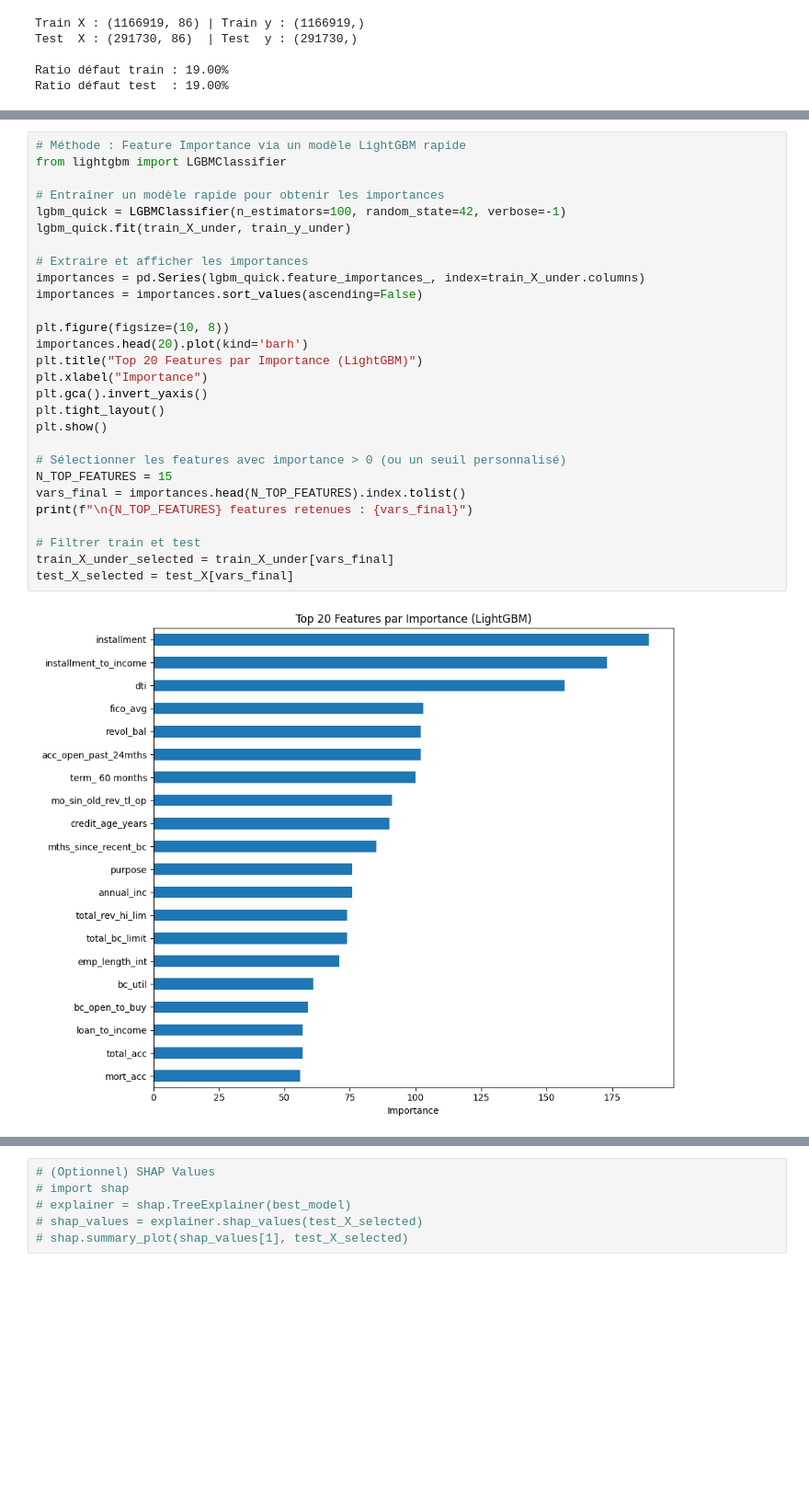
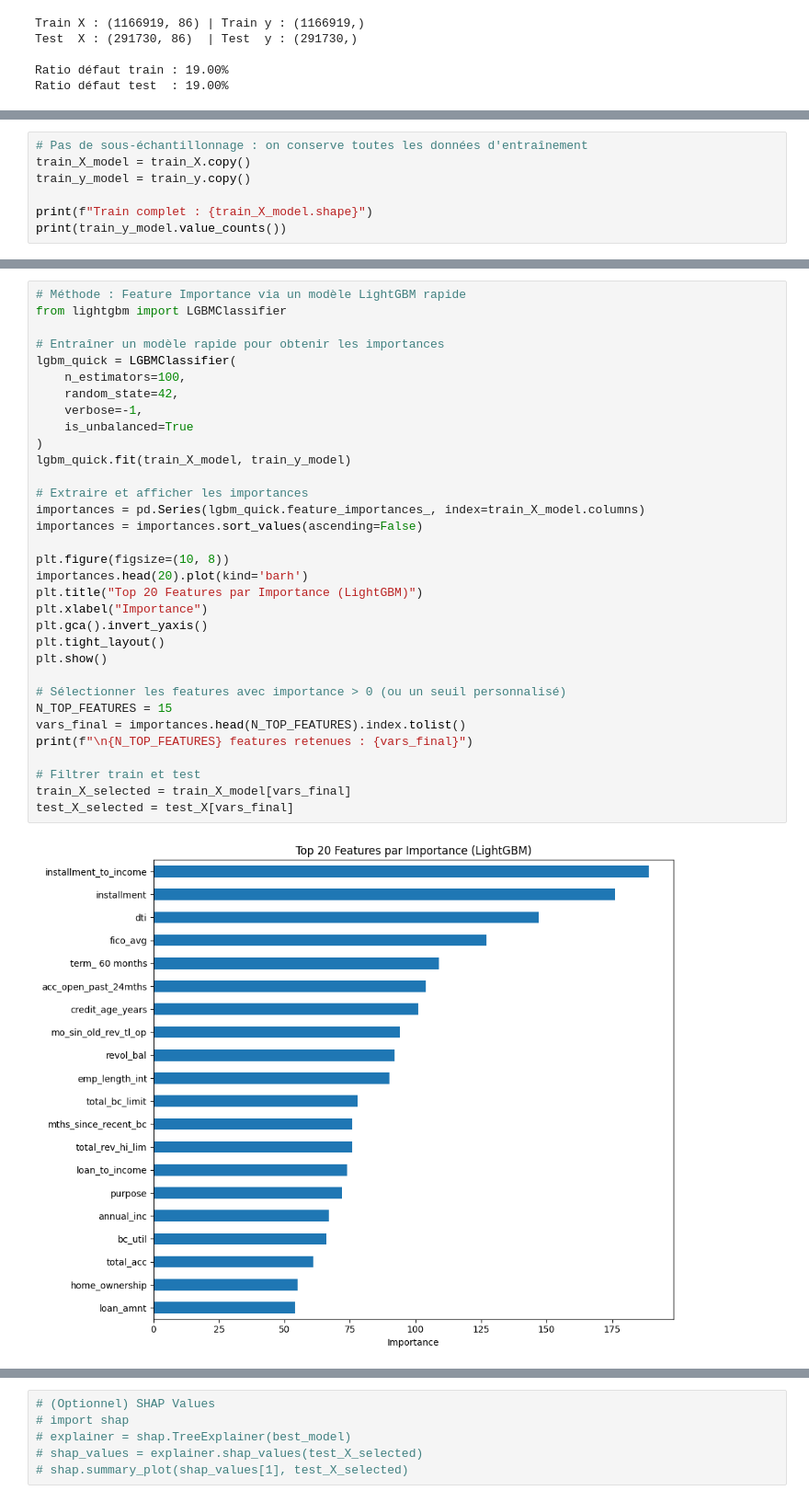
Before and after one commit to SeiDra/lending-club-prediction, a Jupyter notebook: du_sda_ml2_P4_modeling.ipynb, the cells around one changed output, grey strips where cells are left out. Shown at 92% size. Cells and saved outputs as stored; diff of their text form; blank space fills up the shorter version.

Commit message:
is_unbalanced=True et autres métriques d'évaluation

```diff
--- a/du_sda_ml2_P4_modeling.ipynb
+++ b/du_sda_ml2_P4_modeling.ipynb
@@ -58,0 +47,7 @@ print(train_y_under.value_counts())
+# %%
+# Pas de sous-échantillonnage : on conserve toutes les données d'entraînement
+train_X_model = train_X.copy()
+train_y_model = train_y.copy()
+
+print(f"Train complet : {train_X_model.shape}")
+print(train_y_model.value_counts())
@@ -59,30 +60,35 @@ print(train_y_under.value_counts())
 # %%
 # Méthode : Feature Importance via un modèle LightGBM rapide
 from lightgbm import LGBMClassifier
 
 # Entraîner un modèle rapide pour obtenir les importances
-lgbm_quick = LGBMClassifier(n_estimators=100, random_state=42, verbose=-1)
-lgbm_quick.fit(train_X_under, train_y_under)
+lgbm_quick = LGBMClassifier(
+    n_estimators=100,
+    random_state=42,
+    verbose=-1,
+    is_unbalanced=True
+)
+lgbm_quick.fit(train_X_model, train_y_model)
 
 # Extraire et afficher les importances
-importances = pd.Series(lgbm_quick.feature_importances_, index=train_X_under.columns)
+importances = pd.Series(lgbm_quick.feature_importances_, index=train_X_model.columns)
 importances = importances.sort_values(ascending=False)
 
 plt.figure(figsize=(10, 8))
 importances.head(20).plot(kind='barh')
 plt.title("Top 20 Features par Importance (LightGBM)")
 plt.xlabel("Importance")
 plt.gca().invert_yaxis()
 plt.tight_layout()
 plt.show()
 
 # Sélectionner les features avec importance > 0 (ou un seuil personnalisé)
 N_TOP_FEATURES = 15
 vars_final = importances.head(N_TOP_FEATURES).index.tolist()
 print(f"\n{N_TOP_FEATURES} features retenues : {vars_final}")
 
 # Filtrer train et test
-train_X_under_selected = train_X_under[vars_final]
+train_X_selected = train_X_model[vars_final]
 test_X_selected = test_X[vars_final]
 # %% [output]
-[figure, old version]
+[figure, new version]
```
Also changed, not shown: parts of 11 cells of this notebook.
